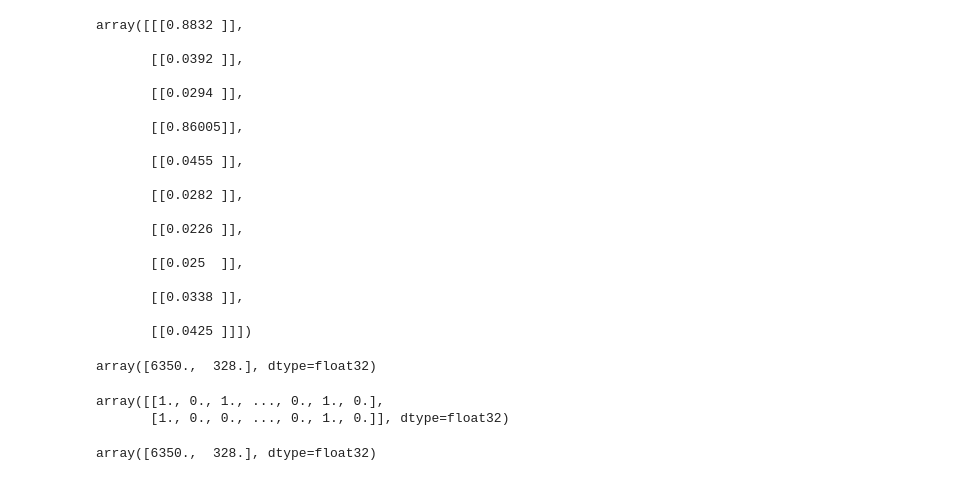
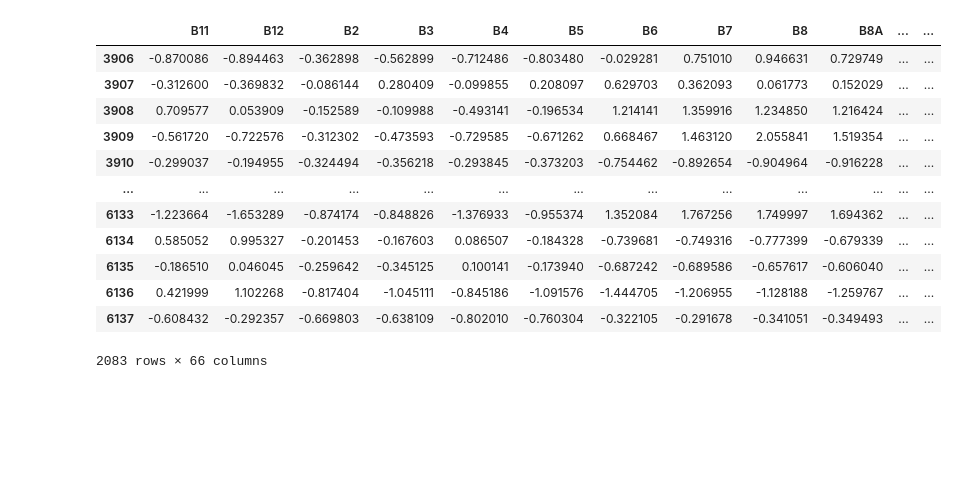
Before and after one commit to ta0a2000t/NASA_Harvest_repo, a Jupyter notebook: Harvest_Event_Detec/harvest_event_detec/nn_model.ipynb, the cells around one changed output. Cells and saved outputs as stored; diff of their text form; code cells hidden in the pictures; blank space fills up the shorter version.

```diff
--- a/Harvest_Event_Detec/harvest_event_detec/nn_model.ipynb
+++ b/Harvest_Event_Detec/harvest_event_detec/nn_model.ipynb
@@ -45,5 +47,24 @@ VEG_INDICES_NAMES = veg_indices.add_veg_indices(df) + ['NDVI']
 VEG_DIFF_NAMES = veg_indices.add_veg_diff(df, VEG_INDICES_NAMES)
 NUMERIC_COLS = BANDS + VEG_INDICES_NAMES + VEG_DIFF_NAMES
 df = df.dropna(subset=['sample_idx']) # removes the first image, because sample_idx is NaN there
-df.columns, df.shape
+
+
+#"""
+# only look at samples 6, 7, 8, 9
+new_df = None
+for i in range(6, 9 + 1):
+
+    curr_df = df[df["sample_idx"] == f"s{i}"]
+    if(type(new_df) == type(None)):
+        new_df = curr_df
+    else:
+        new_df = pd.concat([new_df, curr_df])
+df = new_df
+#"""
+
+print(df.columns, df.shape)
+
+
+# For each 3-week image, standarize each column
+df = utilities.get_rm_outlier_standarize(df, NUMERIC_COLS, rm_outliers=False)
 # %% [output]
@@ -96,37 +83,0 @@ one = np.reshape(sample_1, sample_1.shape + (1,))
-# %%
-np.concatenate([zero, one])
-# %% [output]
-array([[[0.8832 ]],
-
-       [[0.0392 ]],
-
-       [[0.0294 ]],
-
-       [[0.86005]],
-
-       [[0.0455 ]],
-
-       [[0.0282 ]],
-
-       [[0.0226 ]],
-
-       [[0.025  ]],
-
-       [[0.0338 ]],
-
-       [[0.0425 ]]])
-# %%
-lookupTable, indexed_dataSet = np.unique(df.har_evnt, return_inverse=True)
-np.sum(tf.keras.utils.to_categorical(indexed_dataSet), axis=0)
-# %% [output]
-array([6350.,  328.], dtype=float32)
-# %%
-tpls = tf.keras.utils.to_categorical(indexed_dataSet)
-np.reshape(tpls, ( (2, -1)))
-# %% [output]
-array([[1., 0., 1., ..., 0., 1., 0.],
-       [1., 0., 0., ..., 0., 1., 0.]], dtype=float32)
-# %%
-np.sum(np.array(list(zip(*tpls))), axis=1)
-# %% [output]
-array([6350.,  328.], dtype=float32)
@@ -132,0 +95,16 @@ array([6350.,  328.], dtype=float32)
+# %%
+df
+# %% [output]
+|  | B11 | B12 | B2 | B3 | B4 | B5 | B6 | B7 | B8 | B8A | ... | ... |
+| 3906 | -0.870086 | -0.894463 | -0.362898 | -0.562899 | -0.712486 | -0.803480 | -0.029281 | 0.751010 | 0.946631 | 0.729749 | ... | ... |
+| 3907 | -0.312600 | -0.369832 | -0.086144 | 0.280409 | -0.099855 | 0.208097 | 0.629703 | 0.362093 | 0.061773 | 0.152029 | ... | ... |
+| 3908 | 0.709577 | 0.053909 | -0.152589 | -0.109988 | -0.493141 | -0.196534 | 1.214141 | 1.359916 | 1.234850 | 1.216424 | ... | ... |
+| 3909 | -0.561720 | -0.722576 | -0.312302 | -0.473593 | -0.729585 | -0.671262 | 0.668467 | 1.463120 | 2.055841 | 1.519354 | ... | ... |
+| 3910 | -0.299037 | -0.194955 | -0.324494 | -0.356218 | -0.293845 | -0.373203 | -0.754462 | -0.892654 | -0.904964 | -0.916228 | ... | ... |
+| ... | ... | ... | ... | ... | ... | ... | ... | ... | ... | ... | ... | ... |
+| 6133 | -1.223664 | -1.653289 | -0.874174 | -0.848826 | -1.376933 | -0.955374 | 1.352084 | 1.767256 | 1.749997 | 1.694362 | ... | ... |
+| 6134 | 0.585052 | 0.995327 | -0.201453 | -0.167603 | 0.086507 | -0.184328 | -0.739681 | -0.749316 | -0.777399 | -0.679339 | ... | ... |
+| 6135 | -0.186510 | 0.046045 | -0.259642 | -0.345125 | 0.100141 | -0.173940 | -0.687242 | -0.689586 | -0.657617 | -0.606040 | ... | ... |
+| 6136 | 0.421999 | 1.102268 | -0.817404 | -1.045111 | -0.845186 | -1.091576 | -1.444705 | -1.206955 | -1.128188 | -1.259767 | ... | ... |
+| 6137 | -0.608432 | -0.292357 | -0.669803 | -0.638109 | -0.802010 | -0.760304 | -0.322105 | -0.291678 | -0.341051 | -0.349493 | ... | ... |
+2083 rows × 66 columns
```
Also changed, not shown: parts of 27 cells of this notebook, 15 other files.
